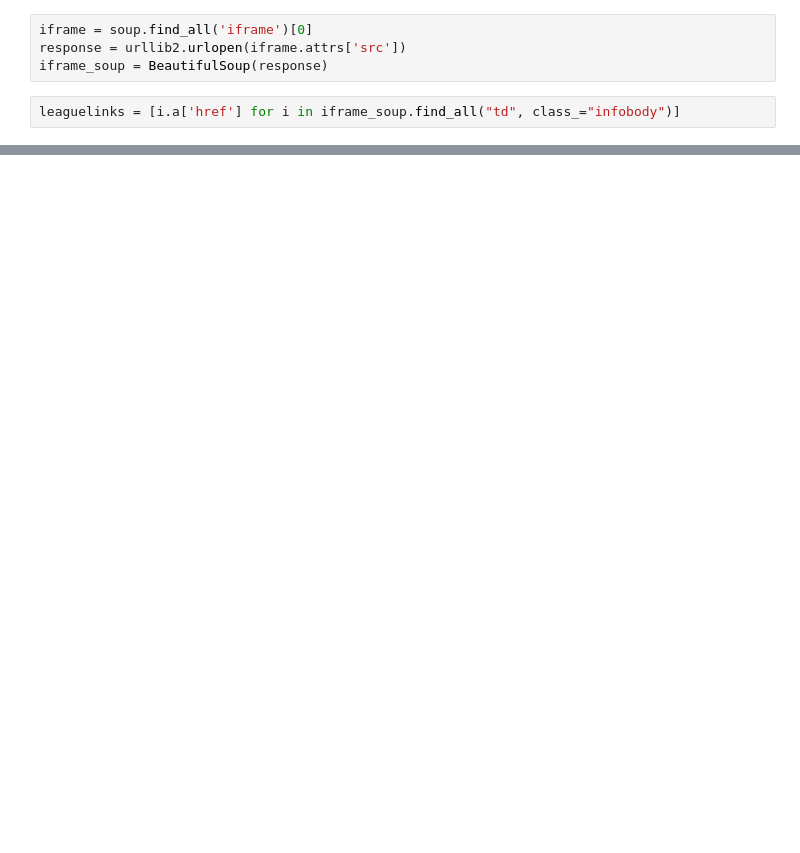
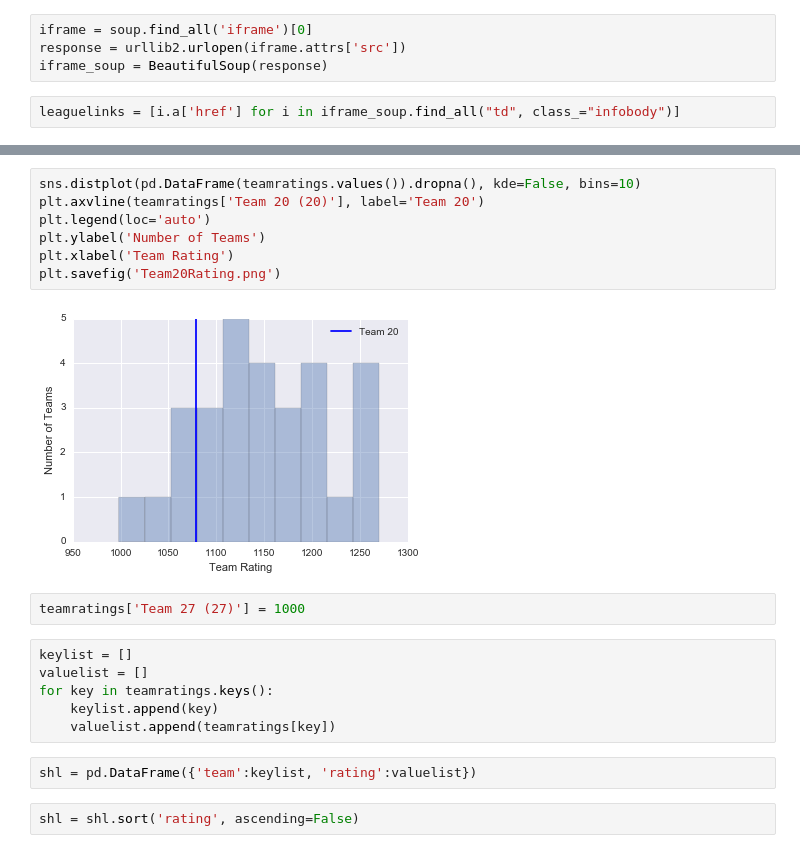
Before and after one commit to rybesh/buda-ratings, a Jupyter notebook: Code/scrape-buda.ipynb, the cells around one changed output, grey strips where cells are left out. Drawn from its saved outputs; the diff is of its cells as text; blank space fills up the shorter version.

```diff
--- a/Code/scrape-buda.ipynb
+++ b/Code/scrape-buda.ipynb
@@ -160,0 +304,21 @@ players
+# %%
+sns.distplot(pd.DataFrame(teamratings.values()).dropna(), kde=False, bins=10)
+plt.axvline(teamratings['Team 20 (20)'], label='Team 20')
+plt.legend(loc='auto')
+plt.ylabel('Number of Teams')
+plt.xlabel('Team Rating')
+plt.savefig('Team20Rating.png')
+# %% [output]
+[figure, added]
+# %%
+teamratings['Team 27 (27)'] = 1000
+# %%
+keylist = []
+valuelist = []
+for key in teamratings.keys():
+    keylist.append(key)
+    valuelist.append(teamratings[key])
+# %%
+shl = pd.DataFrame({'team':keylist, 'rating':valuelist})
+# %%
+shl = shl.sort('rating', ascending=False)
```
Also changed, not shown: parts of 56 cells of this notebook, 3 other files.
